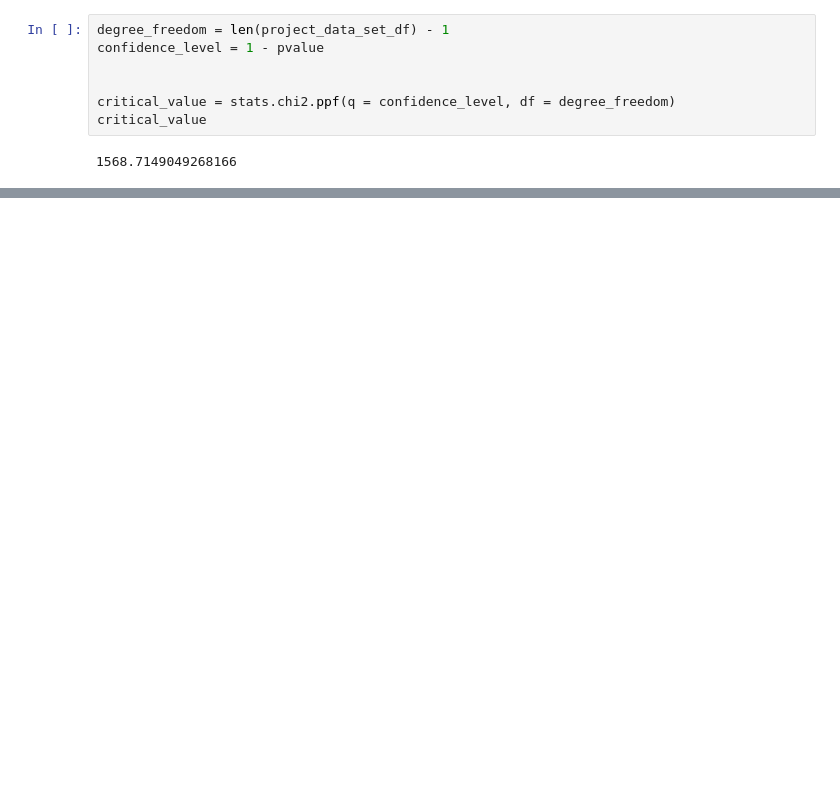
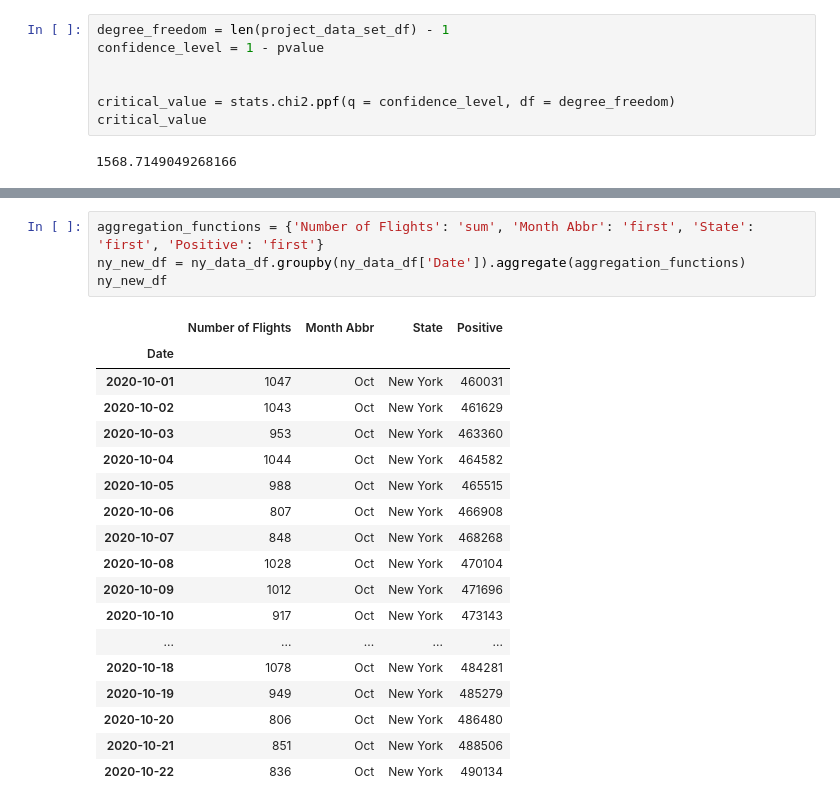
Before and after one commit to MersedehSP/Covid_Analyzer, a Jupyter notebook: PredictiveAnalysis.ipynb, the cells around one changed output, grey strips where cells are left out. Saved outputs shown, nothing was run; the diff lists cells and outputs as text; blank space fills up the shorter version.

```diff
--- a/PredictiveAnalysis.ipynb
+++ b/PredictiveAnalysis.ipynb
@@ -63,0 +70,23 @@ stats.chisquare(project_data_set_df['Number of Flights'], project_data_set_df['N
+# %%
+aggregation_functions = {'Number of Flights': 'sum', 'Month Abbr': 'first', 'State': 'first', 'Positive': 'first'}
+ny_new_df = ny_data_df.groupby(ny_data_df['Date']).aggregate(aggregation_functions)
+ny_new_df
+# %% [output]
+|  | Number of Flights | Month Abbr | State | Positive |
+| Date |  |  |  |  |
+| 2020-10-01 | 1047 | Oct | New York | 460031 |
+| 2020-10-02 | 1043 | Oct | New York | 461629 |
+| 2020-10-03 | 953 | Oct | New York | 463360 |
+| 2020-10-04 | 1044 | Oct | New York | 464582 |
+| 2020-10-05 | 988 | Oct | New York | 465515 |
+| 2020-10-06 | 807 | Oct | New York | 466908 |
+| 2020-10-07 | 848 | Oct | New York | 468268 |
+| 2020-10-08 | 1028 | Oct | New York | 470104 |
+| 2020-10-09 | 1012 | Oct | New York | 471696 |
+| 2020-10-10 | 917 | Oct | New York | 473143 |
+| ... | ... | ... | ... | ... |
+| 2020-10-18 | 1078 | Oct | New York | 484281 |
+| 2020-10-19 | 949 | Oct | New York | 485279 |
+| 2020-10-20 | 806 | Oct | New York | 486480 |
+| 2020-10-21 | 851 | Oct | New York | 488506 |
+| 2020-10-22 | 836 | Oct | New York | 490134 |
```
Also changed, not shown: parts of 4 cells of this notebook.
